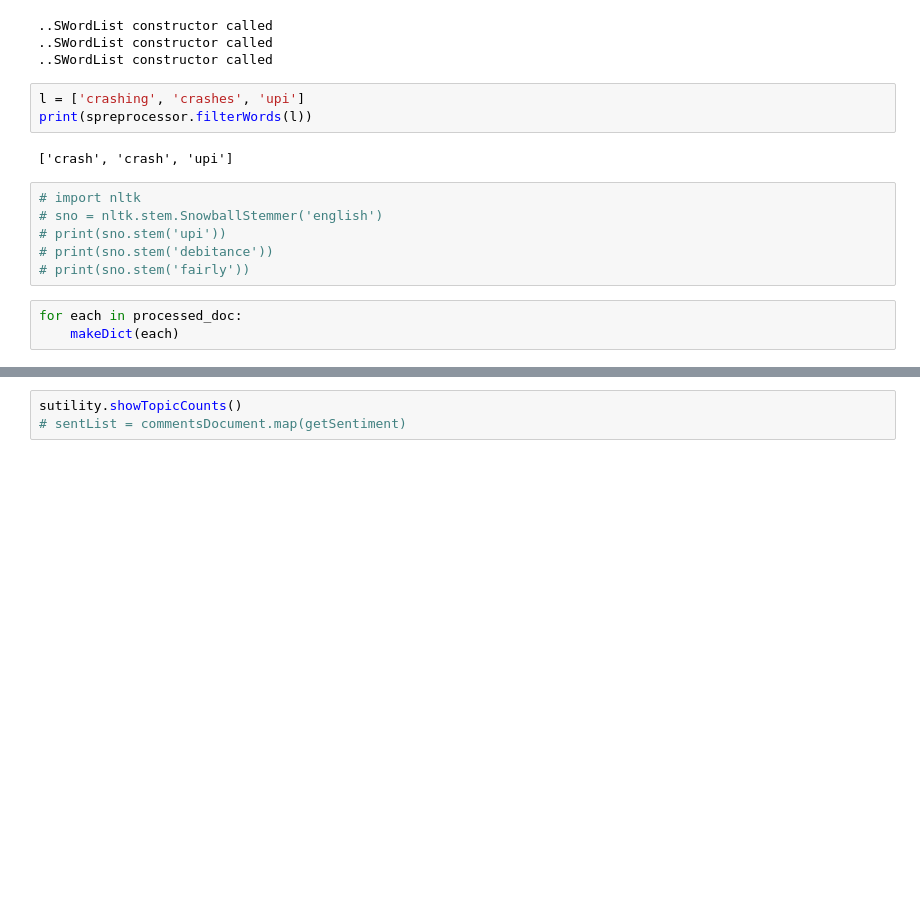
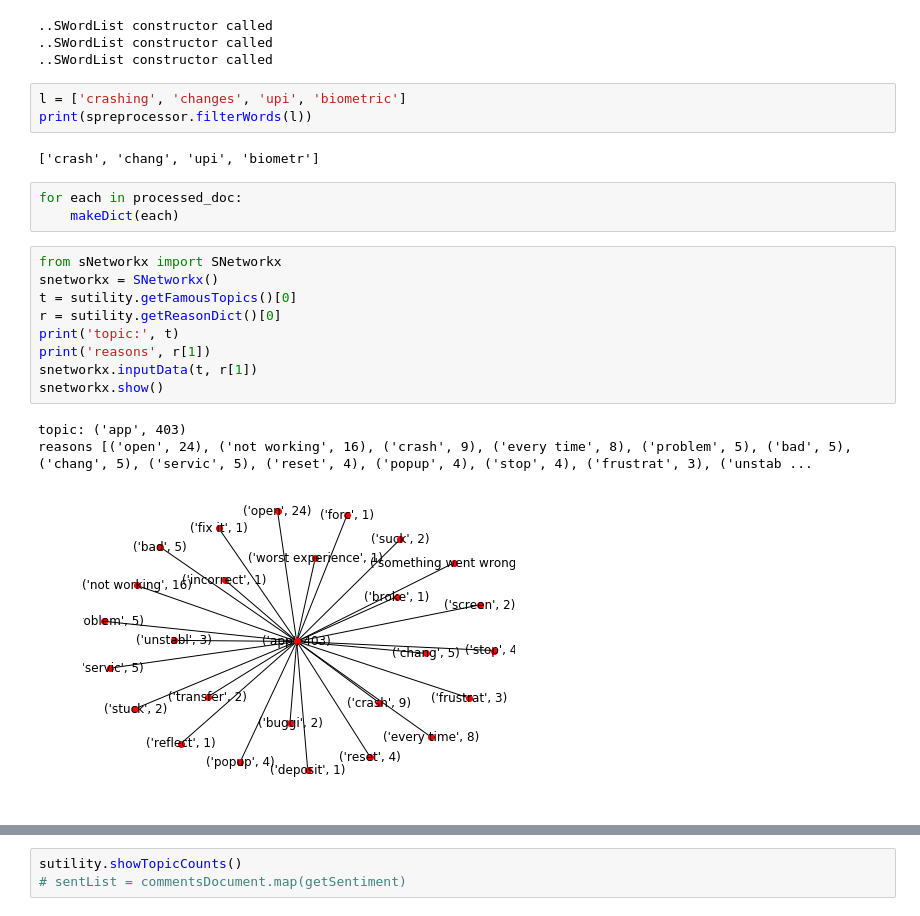
Before and after one commit to sulabh9999/SentimentAnalysis, a Jupyter notebook: main.ipynb, the cells around one changed output, grey strips where cells are left out. Cells and saved outputs as stored; diff of their text form; blank space fills up the shorter version.

Commit message:
networkx lib added

```diff
--- a/main.ipynb
+++ b/main.ipynb
@@ -233,19 +233,26 @@ trieNReason = SWordList(n_reason_file)
 ..SWordList constructor called
 ..SWordList constructor called
 # %%
-l = ['crashing', 'crashes', 'upi']
+l = ['crashing', 'changes', 'upi', 'biometric']
 print(spreprocessor.filterWords(l))
 # %% [output]
-['crash', 'crash', 'upi']
+['crash', 'chang', 'upi', 'biometr']
-# %%
-# import nltk
-# sno = nltk.stem.SnowballStemmer('english')
-# print(sno.stem('upi'))
-# print(sno.stem('debitance'))
-# print(sno.stem('fairly'))
 # %%
 for each in processed_doc:
     makeDict(each)
+# %%
+from sNetworkx import SNetworkx
+snetworkx = SNetworkx()
+t = sutility.getFamousTopics()[0]
+r = sutility.getReasonDict()[0]
+print('topic:', t)
+print('reasons', r[1])
+snetworkx.inputData(t, r[1])
+snetworkx.show()
+# %% [output]
+topic: ('app', 403)
+reasons [('open', 24), ('not working', 16), ('crash', 9), ('every time', 8), ('problem', 5), ('bad', 5), ('chang', 5), ('servic', 5), ('reset', 4), ('popup', 4), ('stop', 4), ('frustrat', 3), ('unstab ...
+[figure, added]
 # %%
 sutility.showTopicCounts()
 print('---------------------------------')
```
Also changed, not shown: parts of 4 cells of this notebook, 3 other files.
